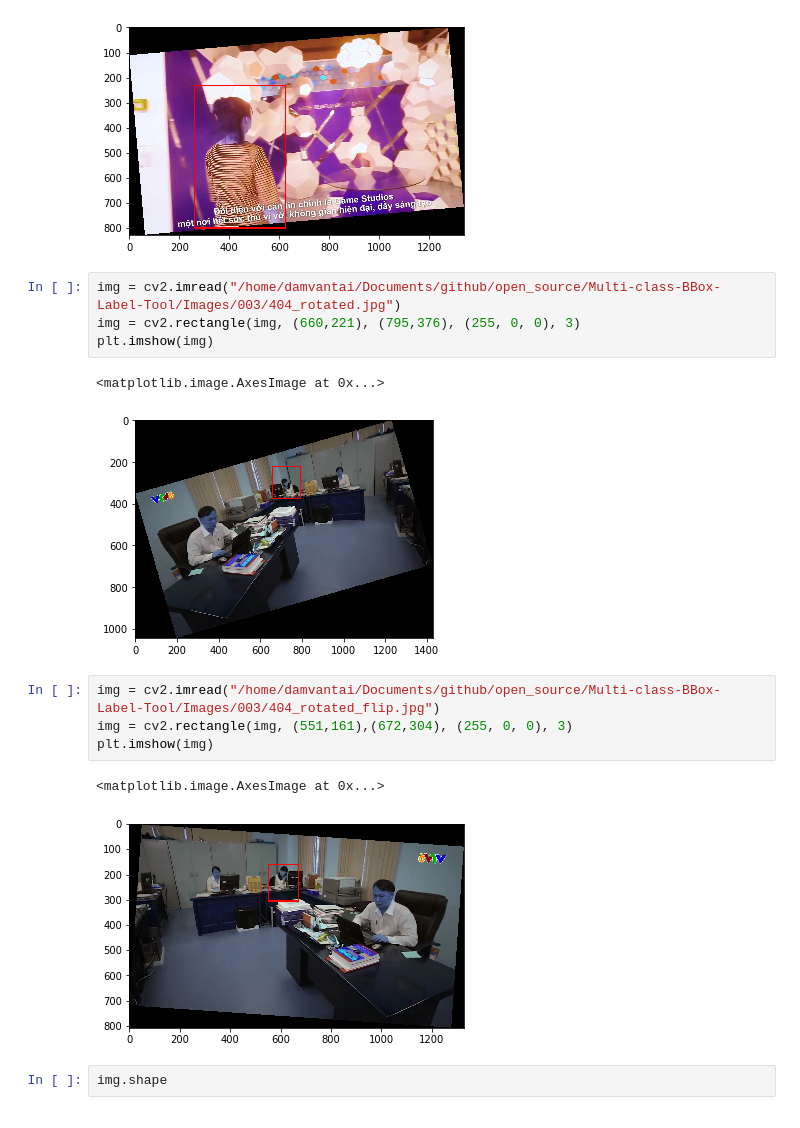
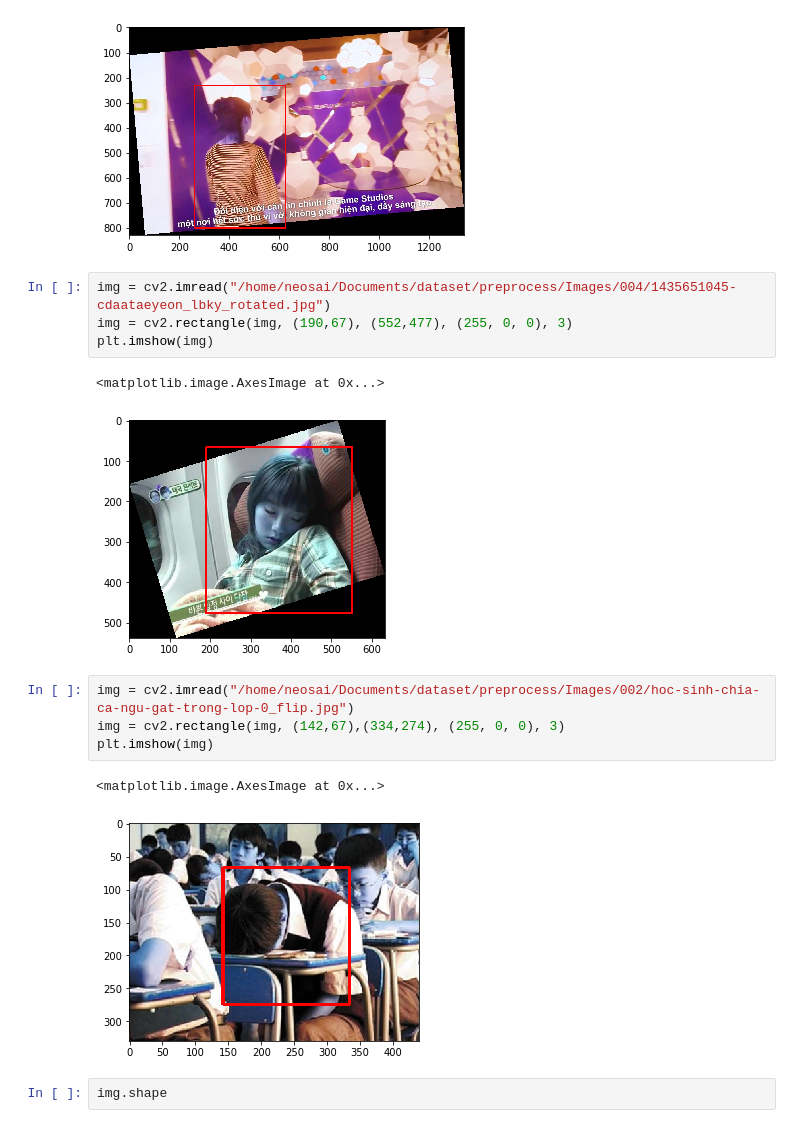
Before and after one commit to damvantai/Hand-Detection, a Jupyter notebook: src/02_Augmentation_Image_Tested_Finish.ipynb, the cells around one changed output. Drawn from its saved outputs; the diff is of its cells as text.

```diff
--- a/src/02_Augmentation_Image_Tested_Finish.ipynb
+++ b/src/02_Augmentation_Image_Tested_Finish.ipynb
@@ -257,19 +257,19 @@ plt.imshow(img)
 <matplotlib.image.AxesImage at 0x...>
 [figure]
 # %%
-img = cv2.imread("/home/damvantai/Documents/github/open_source/Multi-class-BBox-Label-Tool/Images/003/404_rotated.jpg")
-img = cv2.rectangle(img, (660,221), (795,376), (255, 0, 0), 3)
+img = cv2.imread("/home/neosai/Documents/dataset/preprocess/Images/004/1435651045-cdaataeyeon_lbky_rotated.jpg")
+img = cv2.rectangle(img, (190,67), (552,477), (255, 0, 0), 3)
 plt.imshow(img)
 # %% [output]
 <matplotlib.image.AxesImage at 0x...>
-[figure, old version]
+[figure, new version]
 # %%
-img = cv2.imread("/home/damvantai/Documents/github/open_source/Multi-class-BBox-Label-Tool/Images/003/404_rotated_flip.jpg")
-img = cv2.rectangle(img, (551,161),(672,304), (255, 0, 0), 3)
+img = cv2.imread("/home/neosai/Documents/dataset/preprocess/Images/002/hoc-sinh-chia-ca-ngu-gat-trong-lop-0_flip.jpg")
+img = cv2.rectangle(img, (142,67),(334,274), (255, 0, 0), 3)
 plt.imshow(img)
 # %% [output]
 <matplotlib.image.AxesImage at 0x...>
-[figure, old version]
+[figure, new version]
 # %%
 img.shape
 # %% [output]
```
Also changed, not shown: 2 other files.
